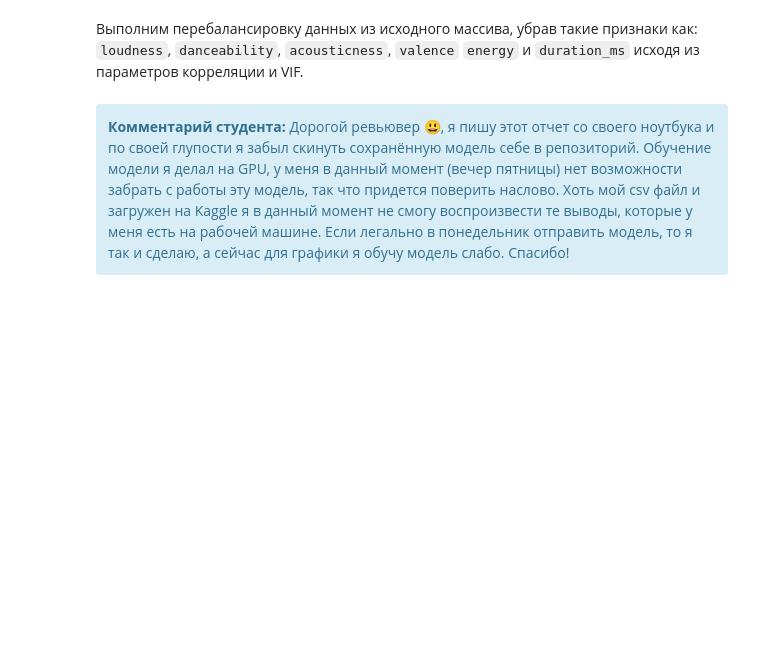
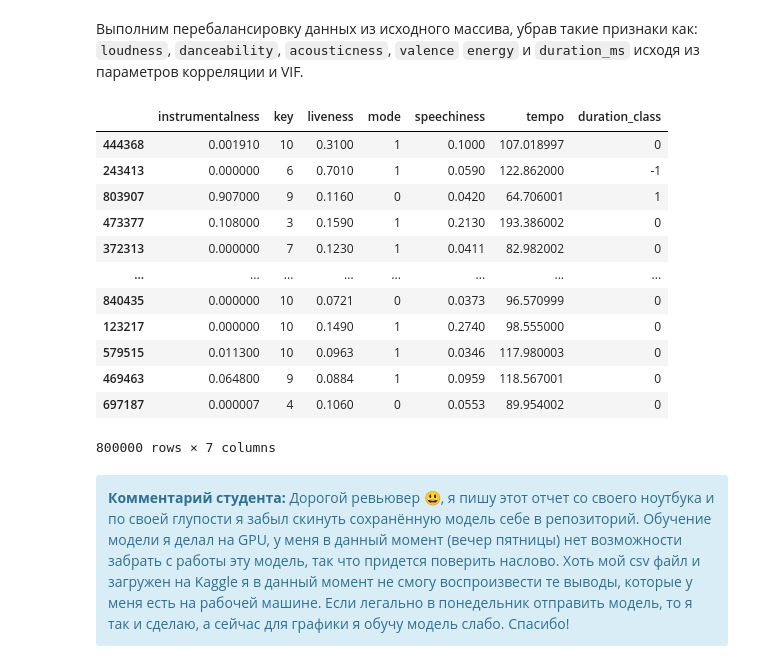
Before and after one commit to SergeyDolin/Music_genre_classification, a Jupyter notebook: Genre_classifier.ipynb, the cells around one changed output. Cells and saved outputs as stored; diff of their text form; code cells hidden in the pictures; blank space fills up the shorter version.

```diff
--- a/Genre_classifier.ipynb
+++ b/Genre_classifier.ipynb
@@ -958,6 +941,22 @@ features_trainB, features_validB, target_trainB, target_validB = train_test_spli
 # %%
 features_trainB = features_trainB.drop(['loudness', 'danceability', 'acousticness', 'valence', 'energy', 'duration_ms'],axis=1)
 features_validB = features_validB.drop(['loudness', 'danceability', 'acousticness', 'valence', 'energy', 'duration_ms'],axis=1)
+# %%
+features_trainB
+# %% [output]
+|  | instrumentalness | key | liveness | mode | speechiness | tempo | duration_class |
+| 444368 | 0.001910 | 10 | 0.3100 | 1 | 0.1000 | 107.018997 | 0 |
+| 243413 | 0.000000 | 6 | 0.7010 | 1 | 0.0590 | 122.862000 | -1 |
+| 803907 | 0.907000 | 9 | 0.1160 | 0 | 0.0420 | 64.706001 | 1 |
+| 473377 | 0.108000 | 3 | 0.1590 | 1 | 0.2130 | 193.386002 | 0 |
+| 372313 | 0.000000 | 7 | 0.1230 | 1 | 0.0411 | 82.982002 | 0 |
+| ... | ... | ... | ... | ... | ... | ... | ... |
+| 840435 | 0.000000 | 10 | 0.0721 | 0 | 0.0373 | 96.570999 | 0 |
+| 123217 | 0.000000 | 10 | 0.1490 | 1 | 0.2740 | 98.555000 | 0 |
+| 579515 | 0.011300 | 10 | 0.0963 | 1 | 0.0346 | 117.980003 | 0 |
+| 469463 | 0.064800 | 9 | 0.0884 | 1 | 0.0959 | 118.567001 | 0 |
+| 697187 | 0.000007 | 4 | 0.1060 | 0 | 0.0553 | 89.954002 | 0 |
+800000 rows × 7 columns
 # %% [markdown]
 <div class="alert alert-info">
     <b>Комментарий студента:</b> Дорогой ревьювер 😃, я пишу этот отчет со своего ноутбука и по своей глупости я забыл скинуть сохранённую модель себе в репозиторий. Обучение модели я делал на GPU, у меня в данный момент (вечер пятницы) нет возможности забрать с работы эту модель, так что придется поверить наслово. Хоть мой csv файл и загружен на Kaggle я в данный момент не смогу воспроизвести те выводы, которые у меня есть на рабочей машине. Если легально в понедельник отправить модель, то я так и сделаю, а сейчас для графики я обучу модель слабо. Спасибо!
```
Also changed, not shown: parts of 14 cells of this notebook, 8 other files.
